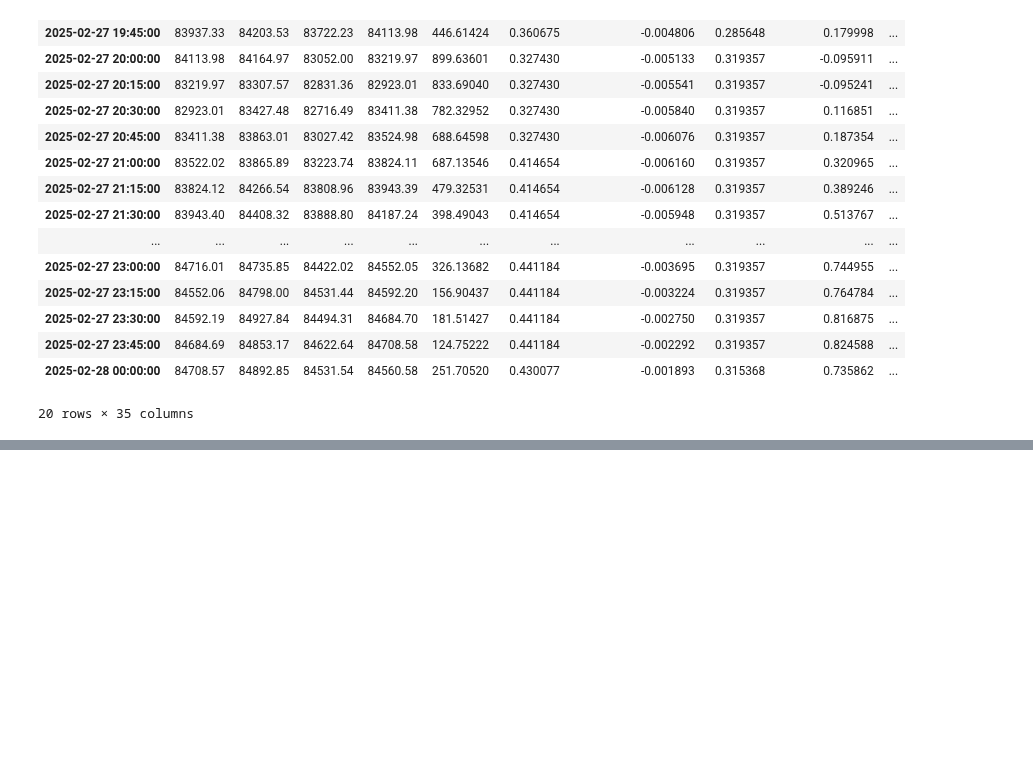
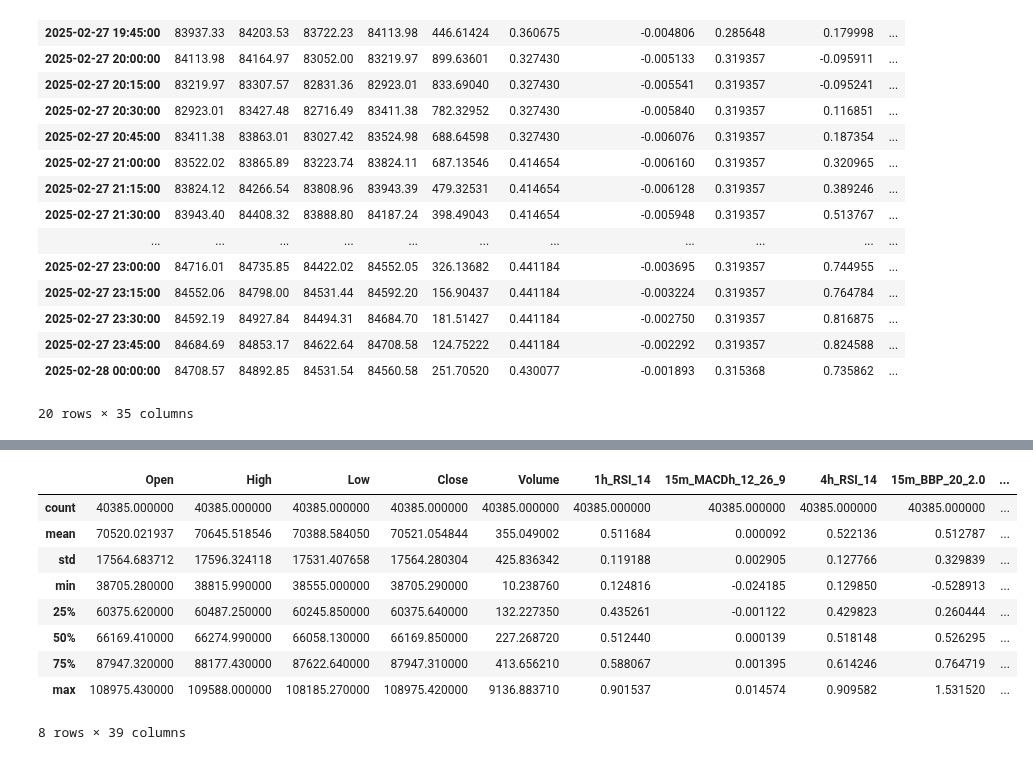
Before and after one commit to ifeLight/ml-bot, a Jupyter notebook: binance-multi-timeframe-grade-uncover.ipynb, the cells around one changed output, grey strips where cells are left out. Drawn from its saved outputs; the diff is of its cells as text; code cells hidden in the pictures; blank space fills up the shorter version.

Commit message:
Added trade signals

```diff
--- a/binance-multi-timeframe-grade-uncover.ipynb
+++ b/binance-multi-timeframe-grade-uncover.ipynb
@@ -674,6 +674,39 @@ def add_indicators_and_normalize(df, indicators, default_timeframe='15m'):
             apply_indicator(df, indicator_name, params, full_indicator_name)
     df.ffill(inplace=True)
     return df
+# %%
+def add_trade_signals(df, buy_threshold, sell_threshold):
+    """
+    Adds trade signal columns to the DataFrame based on the 'Predicted_Value' column.
+
+    Parameters:
+    df (pd.DataFrame): The DataFrame containing the 'Predicted_Value' column.
+    buy_threshold (float): The threshold above which to enter long and exit short.
+    sell_threshold (float): The threshold below which to enter short and exit long.
+
+    Returns:
+    pd.DataFrame: The DataFrame with added trade signal columns.
+    """
+    # Initialize new columns with default values
+    df['enter_long'] = 0
+    df['enter_tag'] = ''
+    df['enter_short'] = 0
+    df['exit_long'] = 0
+    df['exit_tag'] = ''
+    df['exit_short'] = 0
+
+    # Apply logic for trade signals
+    df.loc[df['Predicted_Value'] > buy_threshold, 'enter_long'] = 1
+    df.loc[df['Predicted_Value'] > buy_threshold, 'enter_tag'] = 'Enter Long'
+    df.loc[df['Predicted_Value'] > buy_threshold, 'exit_short'] = 1
+    df.loc[df['Predicted_Value'] > buy_threshold, 'exit_tag'] = 'Exit Short'
+
+    df.loc[df['Predicted_Value'] < sell_threshold, 'enter_short'] = 1
+    df.loc[df['Predicted_Value'] < sell_threshold, 'enter_tag'] = 'Enter Short'
+    df.loc[df['Predicted_Value'] < sell_threshold, 'exit_long'] = 1
+    df.loc[df['Predicted_Value'] < sell_threshold, 'exit_tag'] = 'Exit Long'
+
+    return df
 # %%
 timeframe = '15m'
 symbol = 'BTCUSDT'
@@ -854,3 +887,8 @@ test_data.tail(20)
 | 2025-02-27 23:45:00 | 84684.69 | 84853.17 | 84622.64 | 84708.58 | 124.75222 | 0.441184 | -0.002292 | 0.319357 | 0.824588 | ... |
 | 2025-02-28 00:00:00 | 84708.57 | 84892.85 | 84531.54 | 84560.58 | 251.70520 | 0.430077 | -0.001893 | 0.315368 | 0.735862 | ... |
 20 rows × 35 columns
+# %%
+buy_threshold = 0.4
+sell_threshold = -0.4
+trade_signals = add_trade_signals(test_data, buy_threshold, sell_threshold)
+trade_signals
@@ -857,3 +910,16 @@ test_data.tail(20)
+# %%
+trade_signals.describe()
+# %% [output]
+|  | Open | High | Low | Close | Volume | 1h_RSI_14 | 15m_MACDh_12_26_9 | 4h_RSI_14 | 15m_BBP_20_2.0 | ... |
+| count | 40385.000000 | 40385.000000 | 40385.000000 | 40385.000000 | 40385.000000 | 40385.000000 | 40385.000000 | 40385.000000 | 40385.000000 | ... |
+| mean | 70520.021937 | 70645.518546 | 70388.584050 | 70521.054844 | 355.049002 | 0.511684 | 0.000092 | 0.522136 | 0.512787 | ... |
+| std | 17564.683712 | 17596.324118 | 17531.407658 | 17564.280304 | 425.836342 | 0.119188 | 0.002905 | 0.127766 | 0.329839 | ... |
+| min | 38705.280000 | 38815.990000 | 38555.000000 | 38705.290000 | 10.238760 | 0.124816 | -0.024185 | 0.129850 | -0.528913 | ... |
+| 25% | 60375.620000 | 60487.250000 | 60245.850000 | 60375.640000 | 132.227350 | 0.435261 | -0.001122 | 0.429823 | 0.260444 | ... |
+| 50% | 66169.410000 | 66274.990000 | 66058.130000 | 66169.850000 | 227.268720 | 0.512440 | 0.000139 | 0.518148 | 0.526295 | ... |
+| 75% | 87947.320000 | 88177.430000 | 87622.640000 | 87947.310000 | 413.656210 | 0.588067 | 0.001395 | 0.614246 | 0.764719 | ... |
+| max | 108975.430000 | 109588.000000 | 108185.270000 | 108975.420000 | 9136.883710 | 0.901537 | 0.014574 | 0.909582 | 1.531520 | ... |
+8 rows × 39 columns
 # %%
 timeframe_pattern = re.compile(r'^\d+[mhdw]$')
 timeframe_pattern.match('15h')
```
Also changed, not shown: parts of 1 cell of this notebook.
